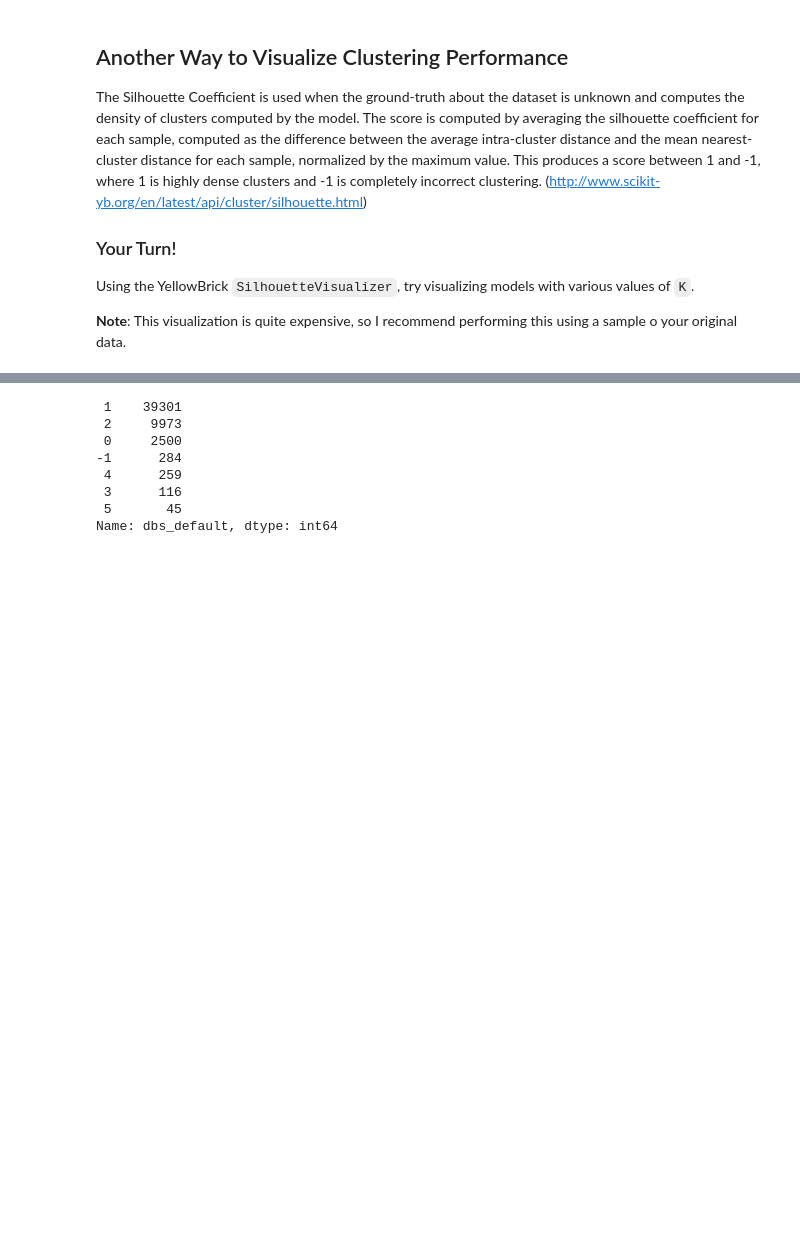
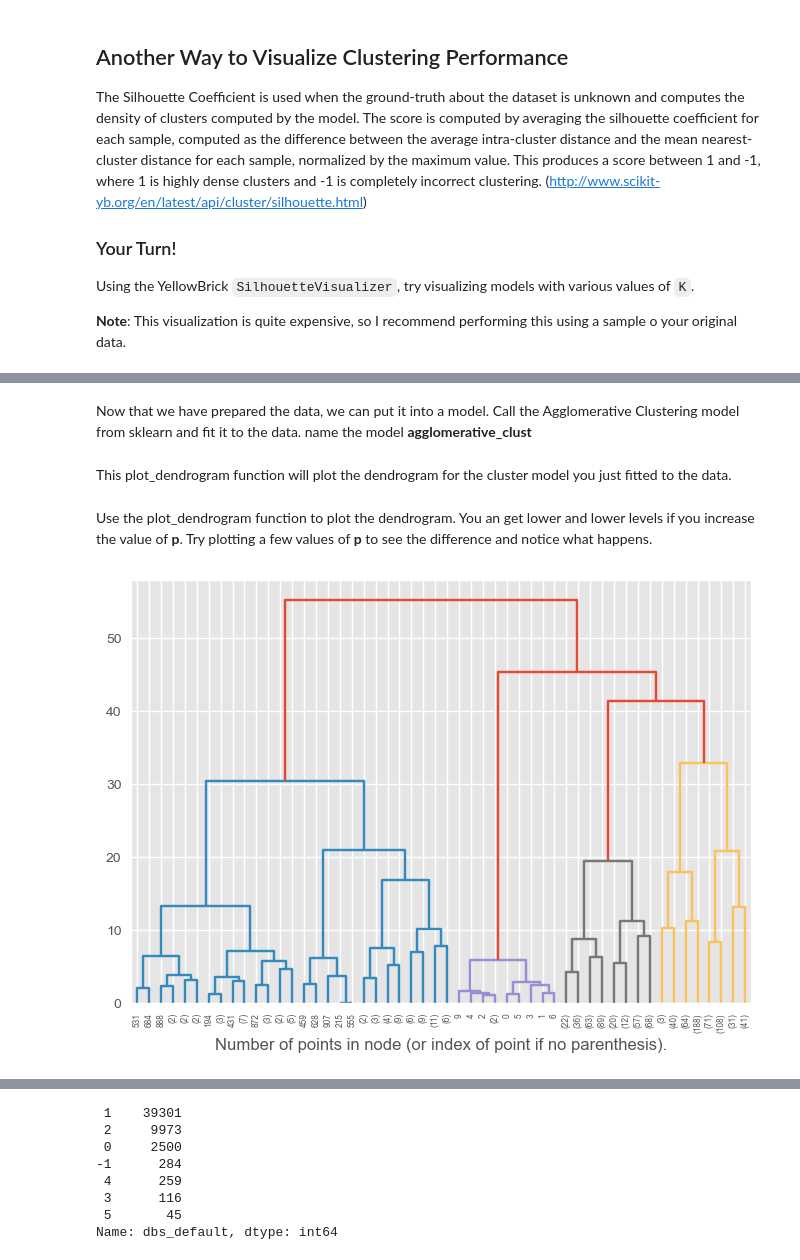
Before and after one commit to gtkcyber/blackhat_2024, a Jupyter notebook: answers/Worksheet 6.0 - Clustering - Answers.ipynb, the cells around one changed output, grey strips where cells are left out. Saved outputs shown, nothing was run; the diff lists cells and outputs as text; code cells hidden in the pictures; blank space fills up the shorter version.

Commit message:
add anomaly dendrogram

```diff
--- a/answers/Worksheet 6.0 - Clustering - Answers.ipynb
+++ b/answers/Worksheet 6.0 - Clustering - Answers.ipynb
@@ -288,0 +312,3 @@ visualizer.show()
+# %%
+dga_anomaly_data = pd.concat([is_dga, not_dga])
+dga_anomaly_data['isDGA'].value_counts()
@@ -288,0 +323,43 @@ visualizer.show()
+# %%
+dga_anomaly_data  = StandardScaler().fit_transform(dga_anomaly_data)
+# %% [markdown]
+Now that we have prepared the data, we can put it into a model. Call the Agglomerative Clustering model from sklearn and fit it to the data. name the model **agglomerative_clust**
+# %%
+agglomerative_clust = AgglomerativeClustering(distance_threshold=0, n_clusters=None)
+
+# Your code here
+agglomerative_clust = agglomerative_clust.fit(dga_anomaly_data)
+
+# pull out the label of the cluster each point belongs to.
+labels_for_clusters = agglomerative_clust.labels_
+# %% [markdown]
+This plot_dendrogram function will plot the dendrogram for the cluster model you just fitted to the data.
+# %%
+def plot_dendrogram(model, **kwargs):
+    # Create linkage matrix and then plot the dendrogram
+
+    # create the counts of samples under each node
+    counts = np.zeros(model.children_.shape[0])
+    n_samples = len(model.labels_)
+    for i, merge in enumerate(model.children_):
+        current_count = 0
+        for child_idx in merge:
+            if child_idx < n_samples:
+                current_count += 1  # leaf node
+            else:
+                current_count += counts[child_idx - n_samples]
+        counts[i] = current_count
+
+    linkage_matrix = np.column_stack(
+        [model.children_, model.distances_, counts]
+    ).astype(float)
+
+    # Plot the corresponding dendrogram
+    dendrogram(linkage_matrix, **kwargs)
+# %% [markdown]
+Use the plot_dendrogram function to plot the dendrogram. You an get lower and lower levels if you increase the value of **p**. Try plotting a few values of **p** to see the difference and notice what happens.
+# %%
+plot_dendrogram(agglomerative_clust, truncate_mode="level", p=5);
+plt.xlabel("Number of points in node (or index of point if no parenthesis).");
+# %% [output]
+[figure, added]
```
Also changed, not shown: parts of 25 cells of this notebook, 1 other file.
